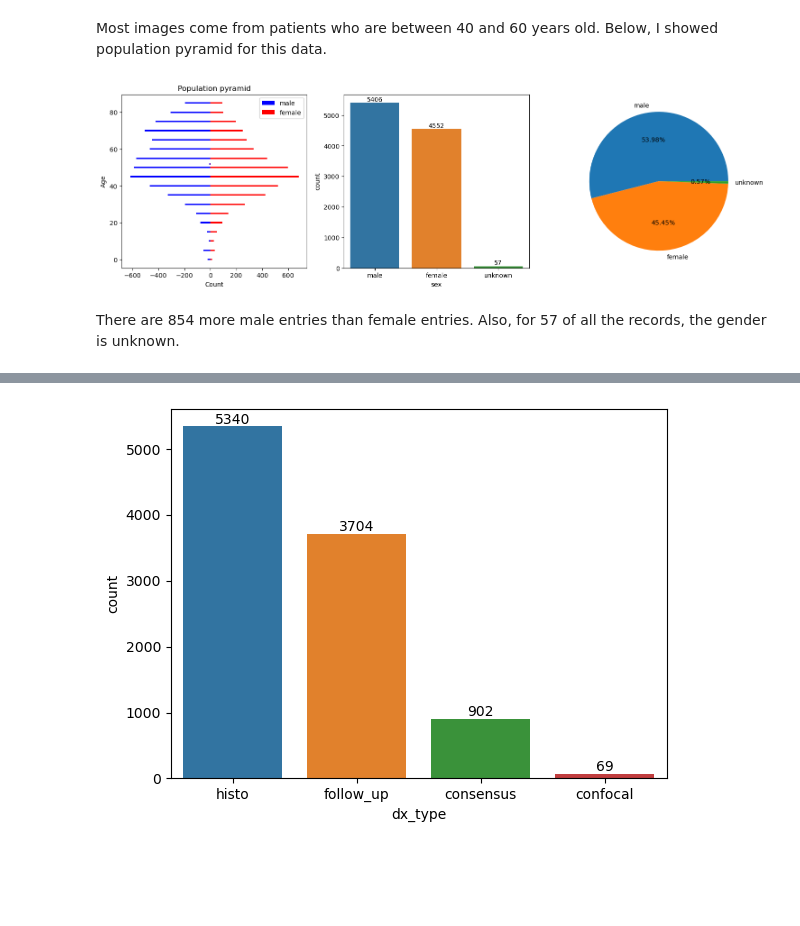
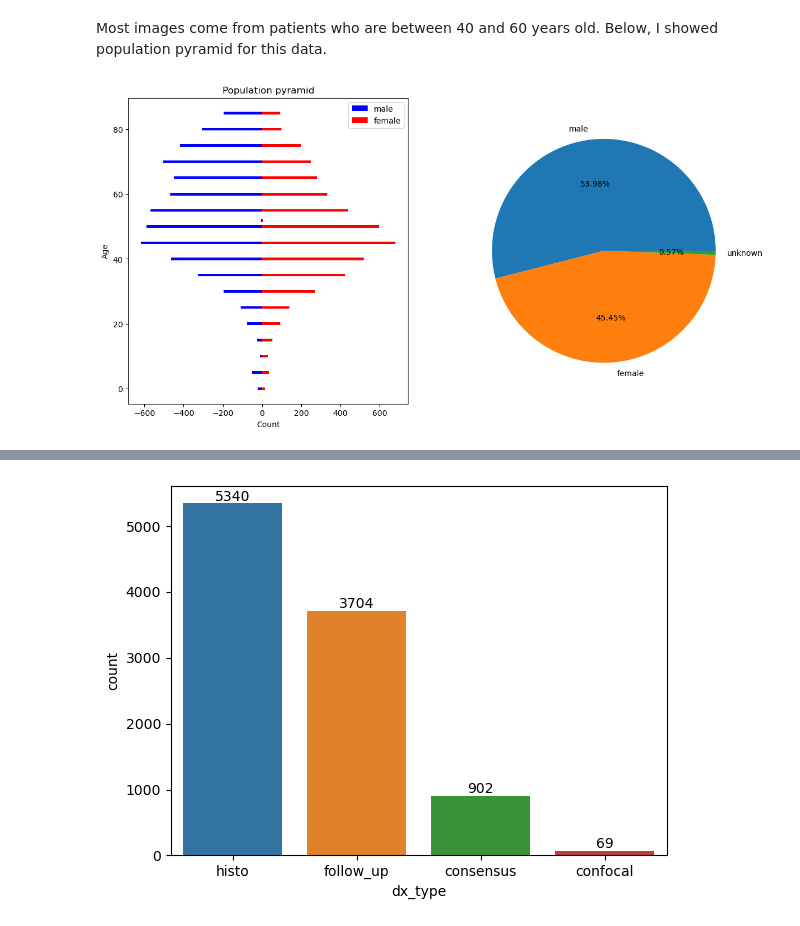
Before and after one commit to fsosn/Skin-Disease, a Jupyter notebook: skinDiseaseClassifier.ipynb, the cells around one changed output, grey strips where cells are left out. Drawn from its saved outputs; the diff is of its cells as text; code cells hidden in the pictures; blank space fills up the shorter version.

```diff
--- a/skinDiseaseClassifier.ipynb
+++ b/skinDiseaseClassifier.ipynb
@@ -123,28 +121,24 @@ Most images come from patients who are between 40 and 60 years old. Below, I sho
 # %%
 age_counts = df.groupby(['sex', 'age']).size()
 age_counts_df = pd.DataFrame({'age': age_counts.index.get_level_values('age'),
                               'sex': age_counts.index.get_level_values('sex'),
                               'count': age_counts.values})
 
 male_counts = age_counts_df[age_counts_df['sex'] == 'male']
 female_counts = age_counts_df[age_counts_df['sex'] == 'female']
 male_counts = male_counts.iloc[::-1]
 
-plt.figure(figsize=(18,5))
-plt.subplot(1,3,1)
+plt.figure(figsize=(14,7))
+plt.subplot(1,2,1)
 plt.barh(male_counts['age'], -male_counts['count'], height=0.8, align='center', color='blue')
 plt.barh(female_counts['age'], female_counts['count'], height=0.8, align='center', color='red')
 plt.xlabel('Count')
 plt.ylabel('Age')
 plt.title('Population pyramid')
 plt.legend(['male', 'female'])
-plt.subplot(1,3,2)
-ax = sns.countplot(x=df['sex'], order=df['sex'].value_counts().index)
-ax.bar_label(ax.containers[0])
-plt.subplot(1,3,3)
-plt.pie(x=df['sex'].value_counts(), labels=df['sex'].value_counts().index, autopct='%.2f%%')
+
+plt.subplot(1,2,2)
+plt.pie(x=df['sex'].value_counts(),labels=df['sex'].value_counts().index, autopct='%.2f%%')
 plt.show()
 # %% [output]
-[figure, old version]
+[figure, new version]
-# %% [markdown]
-There are 854 more male entries than female entries. Also, for 57 of all the records, the gender is unknown.
```
Also changed, not shown: parts of 49 cells of this notebook.
